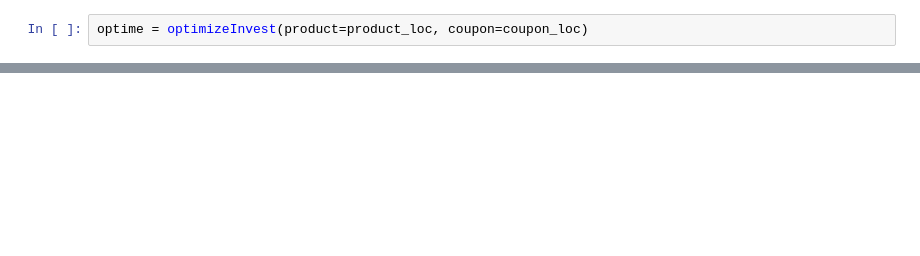
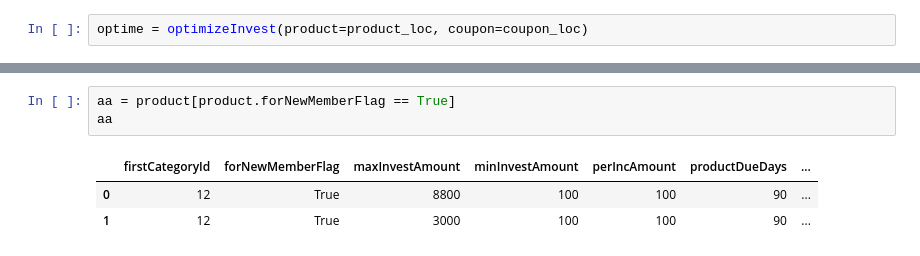
Before and after one commit to HY0095/d07_optimize, a Jupyter notebook: optimizeInvest.ipynb, the cells around one changed output, grey strips where cells are left out. Saved outputs shown, nothing was run; the diff lists cells and outputs as text; blank space fills up the shorter version.

```diff
--- a/optimizeInvest.ipynb
+++ b/optimizeInvest.ipynb
@@ -456,0 +627,7 @@ result
+# %%
+aa = product[product.forNewMemberFlag == True]
+aa
+# %% [output]
+|  | firstCategoryId | forNewMemberFlag | maxInvestAmount | minInvestAmount | perIncAmount | productDueDays | ... |
+| 0 | 12 | True | 8800 | 100 | 100 | 90 | ... |
+| 1 | 12 | True | 3000 | 100 | 100 | 90 | ... |
```
Also changed, not shown: parts of 14 cells of this notebook, 7 other files.
